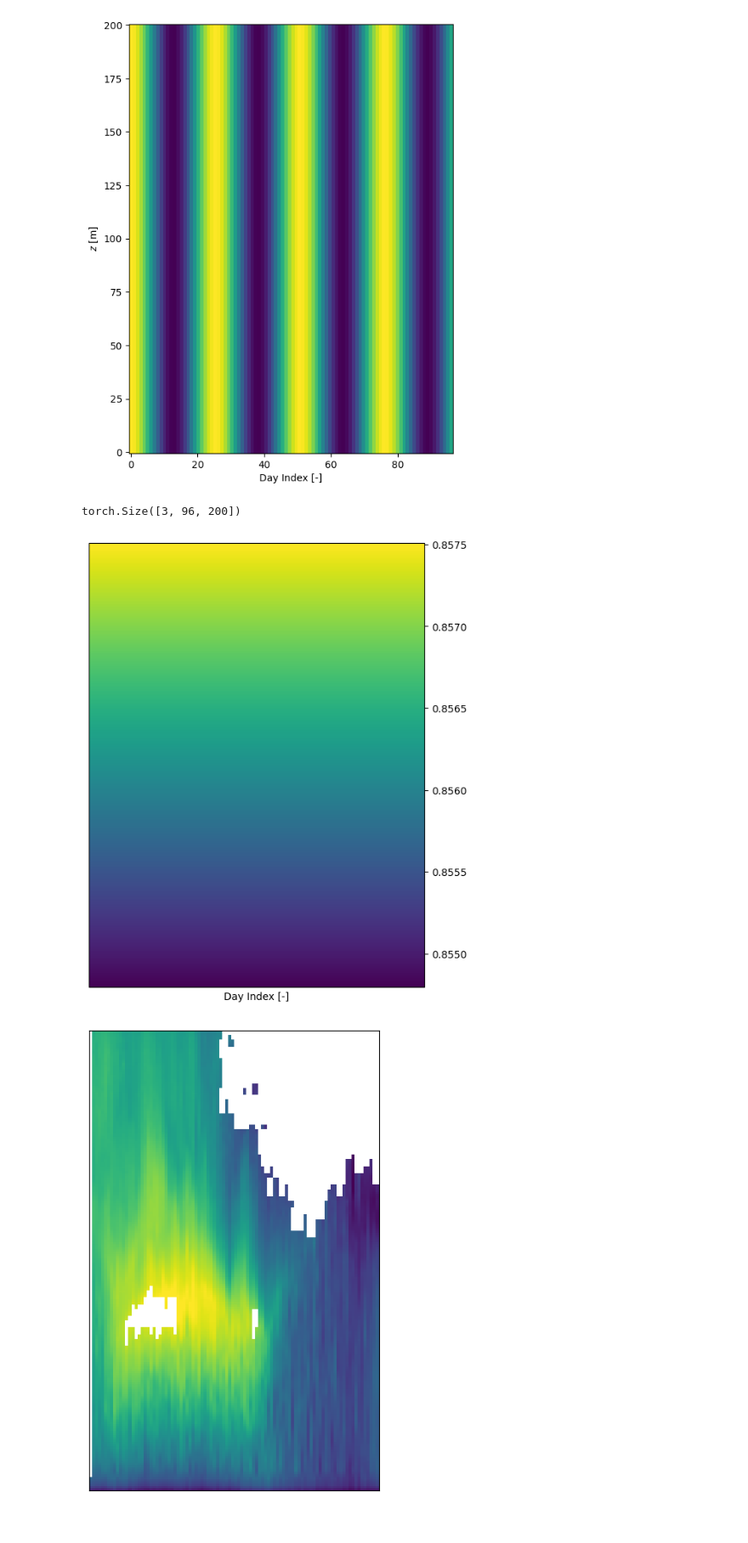
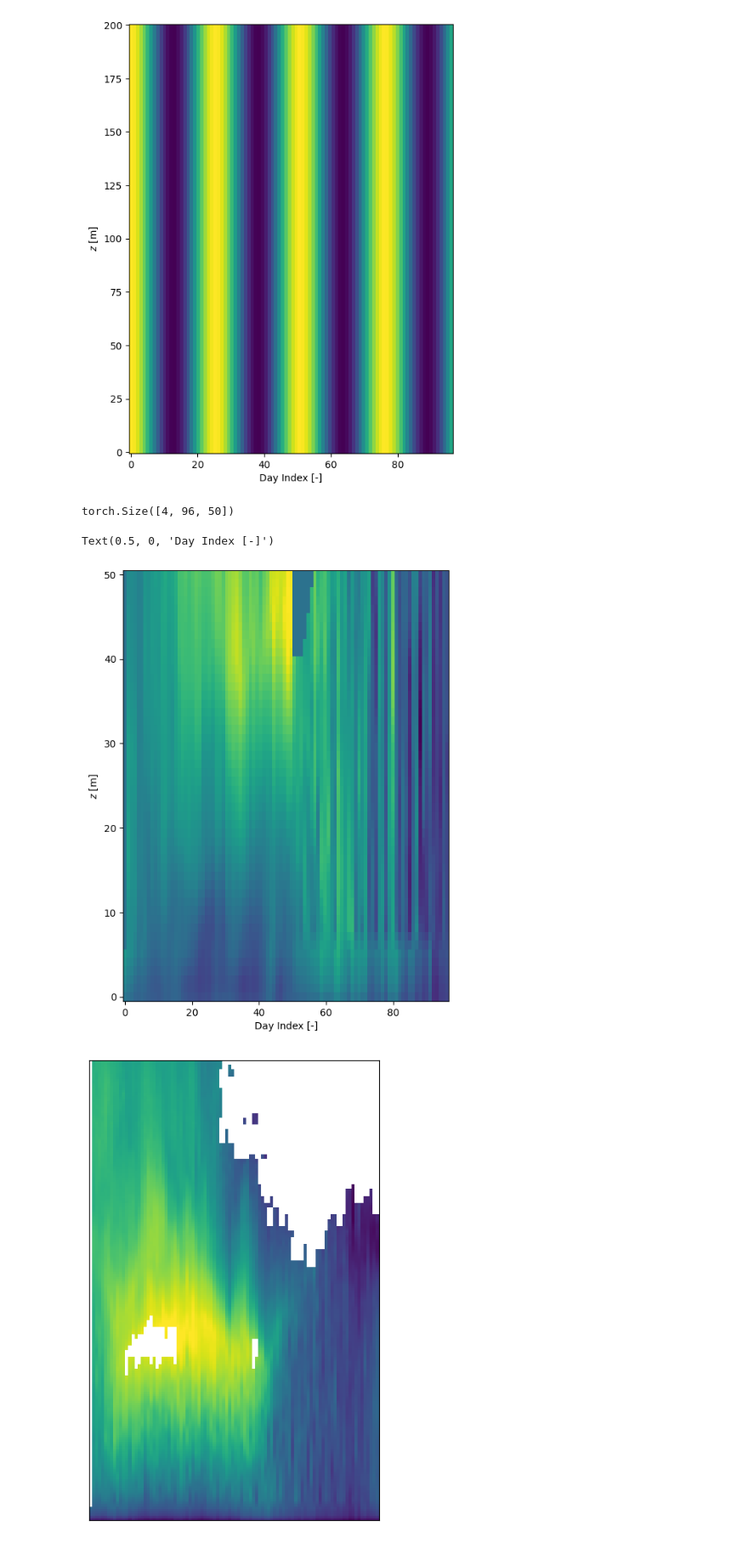
Before and after one commit to StormMata/PaletteDiffusionModel, a Jupyter notebook: preprocess/Process_A0.ipynb, the cells around one changed output. Shown: that part at 85% size. Saved outputs shown, nothing was run; the diff lists cells and outputs as text; code cells hidden in the pictures.

Commit message:
add testing config with new mask

```diff
--- a/preprocess/Process_A0.ipynb
+++ b/preprocess/Process_A0.ipynb
@@ -42,7 +42,8 @@ for i in range(ds_combined.height.shape[0]):
 # %%
 # Interpolate to regular grid
 # --------------------------------------
-ds_combined = ds_combined.interp(height = np.arange(10, 2010, 10))
+# ds_combined = ds_combined.interp(height = np.arange(10, 2010, 10))
+ds_combined = ds_combined.interp(height = np.arange(10, 510, 10))
 # %%
 # Compute common time axis and cyclical time variables
 # --------------------------------------
@@ -832,7 +913,8 @@ for i in range(len(day)):
 # mmm = py.load('/scratch/smata/data/ProcessedData_a0/sector_1/day_2960.pt')
 # mmm = py.load('/scratch/smata/data/ProcessedData_a0/train_val_test/day_0109.pt')
 # mmm = py.load('/scratch/smata/diffusion_test/data/files/train/sample_0001_02.pt')
-mmm = py.load('/scratch/smata/data/ProcessedData_a0/uvt/day_0108.pt')
+mmm = py.load('/scratch/smata/data/ProcessedData_a0/testing/day_0636.pt')
+# mmm = py.load('/scratch/smata/data/ProcessedData_a0/uvt/day_0108.pt')
 
 type(mmm)
 
@@ -844,18 +926,22 @@ mmm['x'].shape
 
 # mmm['y'][3,:,:]
 # %% [output]
-torch.Size([3, 96, 200])
+torch.Size([4, 96, 50])
 # %%
 fig,ax = plt.subplots(figsize = (6, 8))
 
-cntf = ax.pcolormesh(np.linspace(0, 96, 96), np.linspace(0, 200, 200), mmm['x'][2,:,:].T)
+# cntf = ax.pcolormesh(np.linspace(0, 96, 96), np.linspace(0, 200, 200), mmm['x'][0,:,:].T)
+
+cntf = ax.pcolormesh(np.linspace(0, 96, 96), np.linspace(0, 50, 50), mmm['x'][0,:,:].T)
+
 #
 # cntf = ax.pcolormesh(np.linspace(0, 704, 704), np.linspace(0, 32, 32), mmm['y'][2,:,:].T)
 ax.set_ylabel("$z$ [m]")
 ax.set_xlabel("Day Index [-]")
-cbar = fig.colorbar(cntf, orientation = 'vertical', cax = ax)
+# cbar = fig.colorbar(cntf, orientation = 'vertical', cax = ax)
 # %% [output]
+Text(0.5, 0, 'Day Index [-]')
-[figure, old version]
+[figure, new version]
 # %%
 day = 2483
 
```
Also changed, not shown: parts of 2 cells of this notebook, 5 other files.
